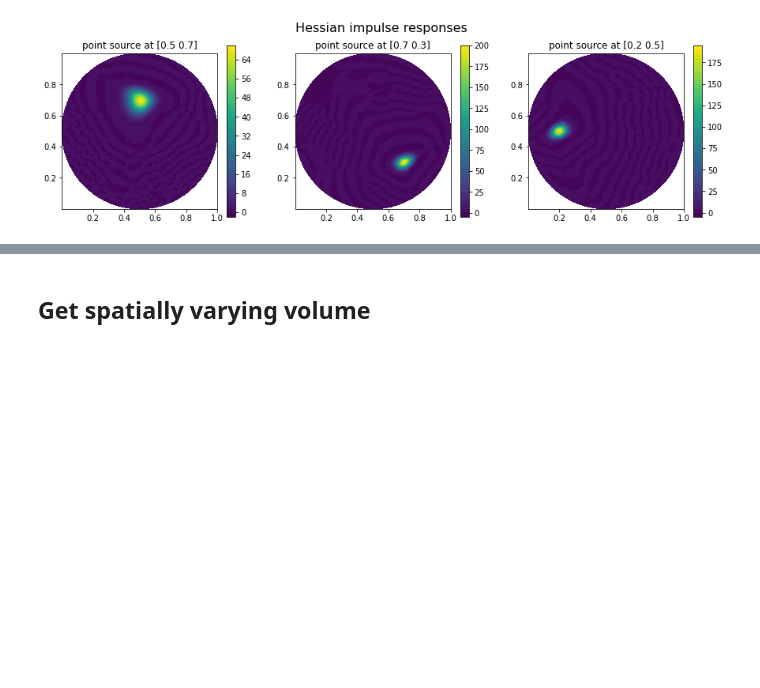
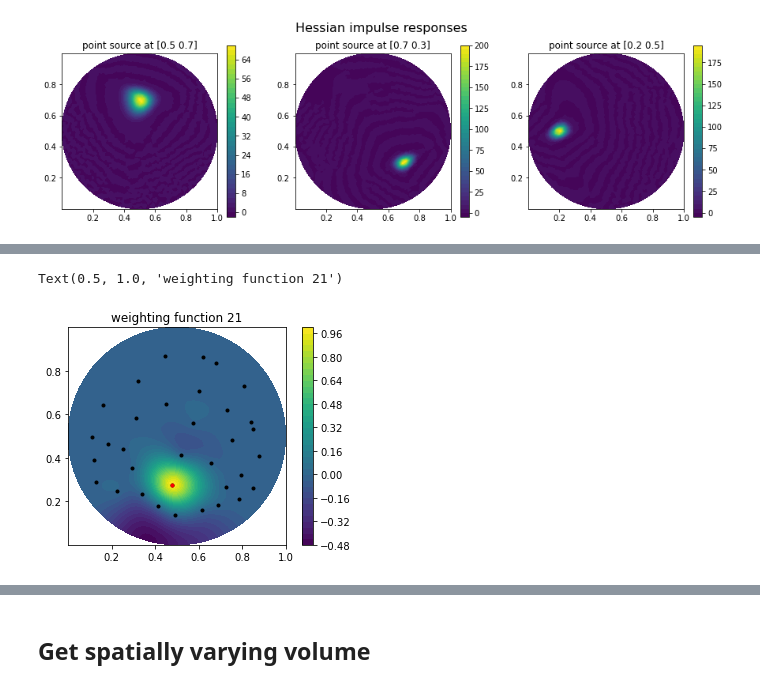
Before and after one commit to NickAlger/localpsf, a Jupyter notebook: code/heat_inverse_problem.ipynb, the cells around one changed output, grey strips where cells are left out. Saved outputs shown, nothing was run; the diff lists cells and outputs as text; code cells hidden in the pictures; blank space fills up the shorter version.

```diff
--- a/code/heat_inverse_problem.ipynb
+++ b/code/heat_inverse_problem.ipynb
@@ -307,0 +346,12 @@ Text(0.5, 1.0, 'point source at [0.2 0.5]')
+# %%
+w_ind = np.random.randint(0, len(lpsf.weighting_functions))
+
+plt.figure()
+cm = fenics.plot(lpsf.weighting_functions[w_ind])
+plt.colorbar(cm)
+plt.plot(np.array(lpsf.PSI.points)[:,0], np.array(lpsf.PSI.points)[:,1],'.k')
+plt.plot(lpsf.PSI.points[w_ind][0], lpsf.PSI.points[w_ind][1], '.r')
+plt.title('weighting function ' + str(w_ind))
+# %% [output]
+Text(0.5, 1.0, 'weighting function 21')
+[figure, added]
```
Also changed, not shown: parts of 4 cells of this notebook, 1 other file.
